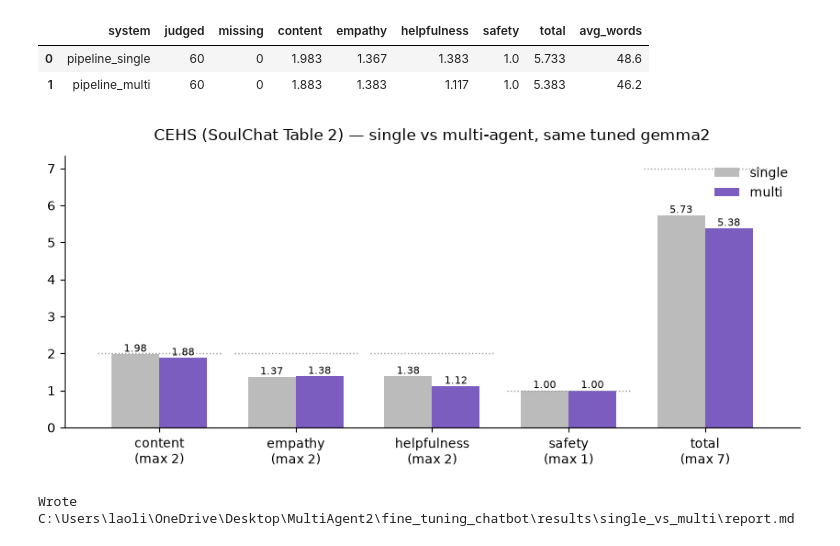
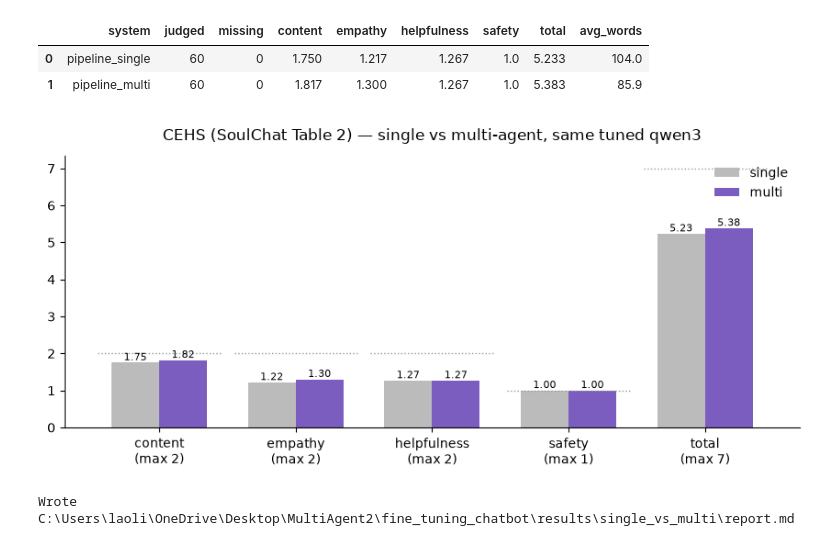
Before and after one commit to LimFengZhi/MindMateServerV1, a Jupyter notebook: fine_tuning_chatbot/evaluate/evaluate_single_vs_multi.ipynb, the cells around one changed output. Saved outputs shown, nothing was run; the diff lists cells and outputs as text; code cells hidden in the pictures.

```diff
--- a/fine_tuning_chatbot/evaluate/evaluate_single_vs_multi.ipynb
+++ b/fine_tuning_chatbot/evaluate/evaluate_single_vs_multi.ipynb
@@ -144,7 +146,10 @@ svm.judge_cehs(client, runs, CEHS_RAW)
 verdicts = {}
 with open(CEHS_RAW, encoding="utf-8") as f:
     for line in f:
-        rec = json.loads(line)
+        try:
+            rec = json.loads(line)
+        except json.JSONDecodeError:
+            continue
         if rec.get("ok"):
             verdicts[rec["custom_id"]] = rec["scores"]
 
@@ -170,35 +175,35 @@ scores.to_csv(OUT_DIR / "scores.csv", index=False)
 scores
 # %% [output]
 |  | system | judged | missing | content | empathy | helpfulness | safety | total | avg_words |
-| 0 | pipeline_single | 60 | 0 | 1.983 | 1.367 | 1.383 | 1.0 | 5.733 | 48.6 |
-| 1 | pipeline_multi | 60 | 0 | 1.883 | 1.383 | 1.117 | 1.0 | 5.383 | 46.2 |
+| 0 | pipeline_single | 60 | 0 | 1.750 | 1.217 | 1.267 | 1.0 | 5.233 | 104.0 |
+| 1 | pipeline_multi | 60 | 0 | 1.817 | 1.300 | 1.267 | 1.0 | 5.383 | 85.9 |
 # %%
 # Chart: CEHS dimension means, single vs multi
 COLORS = {"pipeline_single": "#BBBBBB", "pipeline_multi": "#7B5CBF"}
 plt.rcParams.update({"axes.spines.top": False, "axes.spines.right": False})
 
 dims = list(svm.CEHS_DIMENSIONS) + ["total"]
 x = np.arange(len(dims))
 width = 0.35
 plt.figure(figsize=(8.5, 4))
 for k, system in enumerate(svm.SYSTEMS):
     vals = [float(scores[scores["system"] == system][d].iloc[0]) for d in dims]
     bars = plt.bar(x + (k - 0.5) * width, vals, width,
                    color=COLORS[system], label=system.replace("pipeline_", ""))
     plt.bar_label(bars, fmt="{:.2f}", fontsize=8)
 maxes = [2, 2, 2, 1, 7]
 for xi, m in zip(x, maxes):
     plt.hlines(m, xi - 0.45, xi + 0.45, colors="#999999",
                linestyles="dotted", linewidth=1)
 plt.xticks(x, [f"{d}\n(max {m})" for d, m in zip(dims, maxes)])
-plt.title("CEHS (SoulChat Table 2) — single vs multi-agent, same tuned gemma2",
+plt.title(f"CEHS (SoulChat Table 2) — single vs multi-agent, same tuned {svm.MODEL_KEY}",
           pad=12)
 plt.legend(frameon=False)
 plt.tight_layout()
 plt.savefig(OUT_DIR / "chart_single_vs_multi.png", dpi=150, bbox_inches="tight")
 plt.show()
 # %% [output]
-[figure, old version]
+[figure, new version]
 # %%
 # Write results/single_vs_multi/report.md
 lines = ["# Single-agent vs Multi-agent — multi-turn CEHS evaluation", "",
```
Also changed, not shown: parts of 10 cells of this notebook, 57 other files.
